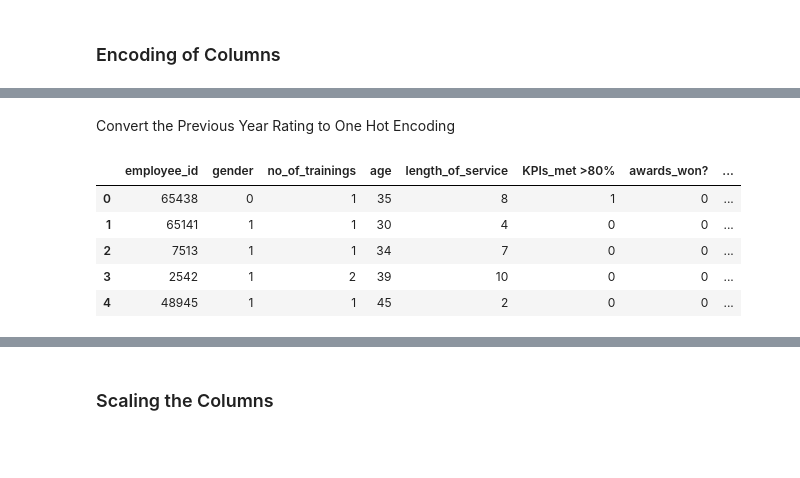
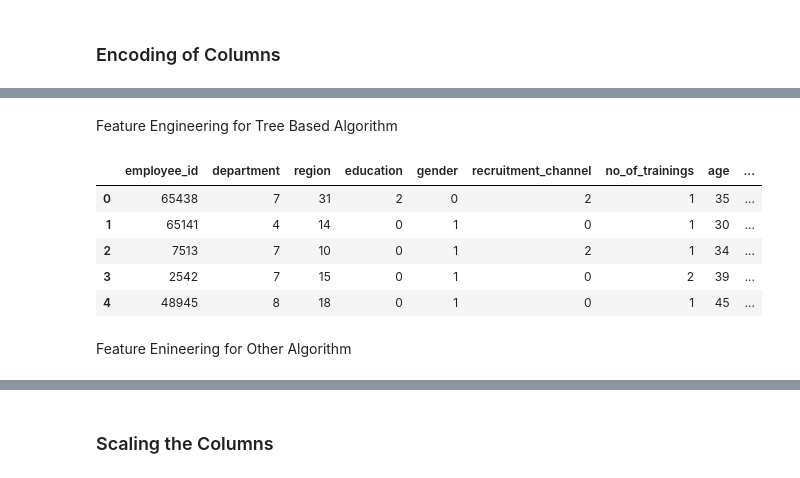
Before and after one commit to blessondensil294/HR-Analytics-Promotion, a Jupyter notebook: HR_Analytics_to_Predict_Promotion.ipynb, the cells around one changed output, grey strips where cells are left out. Saved outputs shown, nothing was run; the diff lists cells and outputs as text; code cells hidden in the pictures; blank space fills up the shorter version.

```diff
--- a/HR_Analytics_to_Predict_Promotion.ipynb
+++ b/HR_Analytics_to_Predict_Promotion.ipynb
@@ -333,13 +264,25 @@ df_Train.head()
-# %% [markdown]
-Convert the Previous Year Rating to One Hot Encoding
-# %%
-df_Train = pd.get_dummies(df_Train, columns=["previous_year_rating"])
-df_Test = pd.get_dummies(df_Test, columns=["previous_year_rating"])
-df_Train.head()
-# %% [output]
-|  | employee_id | gender | no_of_trainings | age | length_of_service | KPIs_met >80% | awards_won? | ... |
-| 0 | 65438 | 0 | 1 | 35 | 8 | 1 | 0 | ... |
-| 1 | 65141 | 1 | 1 | 30 | 4 | 0 | 0 | ... |
-| 2 | 7513 | 1 | 1 | 34 | 7 | 0 | 0 | ... |
-| 3 | 2542 | 1 | 2 | 39 | 10 | 0 | 0 | ... |
-| 4 | 48945 | 1 | 1 | 45 | 2 | 0 | 0 | ... |
+# %% [markdown]
+Feature Engineering for Tree Based Algorithm
+# %%
+from sklearn.preprocessing import LabelEncoder
+le = LabelEncoder()
+df_Train['gender'] = le.fit_transform(df_Train['gender'])
+df_Test['gender'] = le.fit_transform(df_Test['gender'])
+df_Train['department'] = le.fit_transform(df_Train['department'])
+df_Test['department'] = le.fit_transform(df_Test['department'])
+df_Train['region'] = le.fit_transform(df_Train['region'])
+df_Test['region'] = le.fit_transform(df_Test['region'])
+df_Train['education'] = le.fit_transform(df_Train['education'])
+df_Test['education'] = le.fit_transform(df_Test['education'])
+df_Train['recruitment_channel'] = le.fit_transform(df_Train['recruitment_channel'])
+df_Test['recruitment_channel'] = le.fit_transform(df_Test['recruitment_channel'])
+df_Train.head()
+# %% [output]
+|  | employee_id | department | region | education | gender | recruitment_channel | no_of_trainings | age | ... |
+| 0 | 65438 | 7 | 31 | 2 | 0 | 2 | 1 | 35 | ... |
+| 1 | 65141 | 4 | 14 | 0 | 1 | 0 | 1 | 30 | ... |
+| 2 | 7513 | 7 | 10 | 0 | 1 | 2 | 1 | 34 | ... |
+| 3 | 2542 | 7 | 15 | 0 | 1 | 0 | 2 | 39 | ... |
+| 4 | 48945 | 8 | 18 | 0 | 1 | 0 | 1 | 45 | ... |
+# %% [markdown]
+Feature Enineering for Other Algorithm
```
Also changed, not shown: parts of 36 cells of this notebook.
